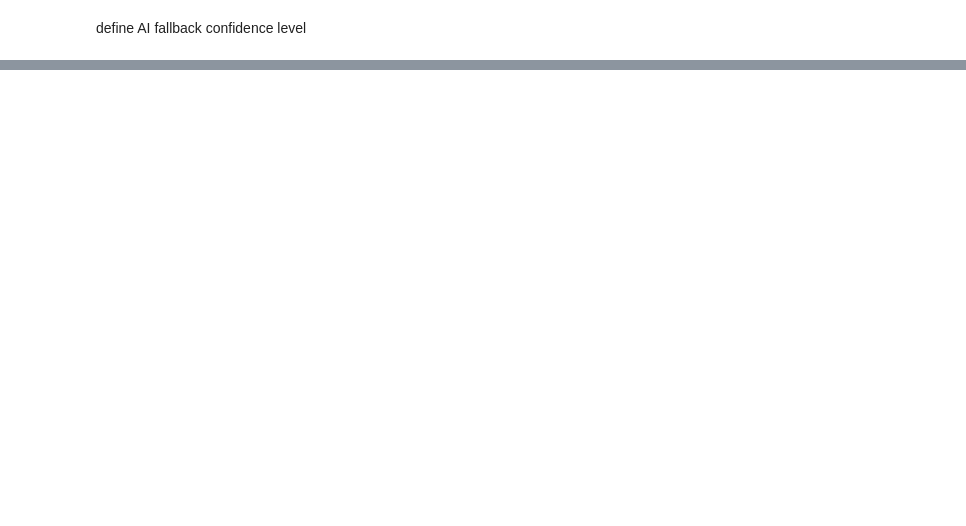
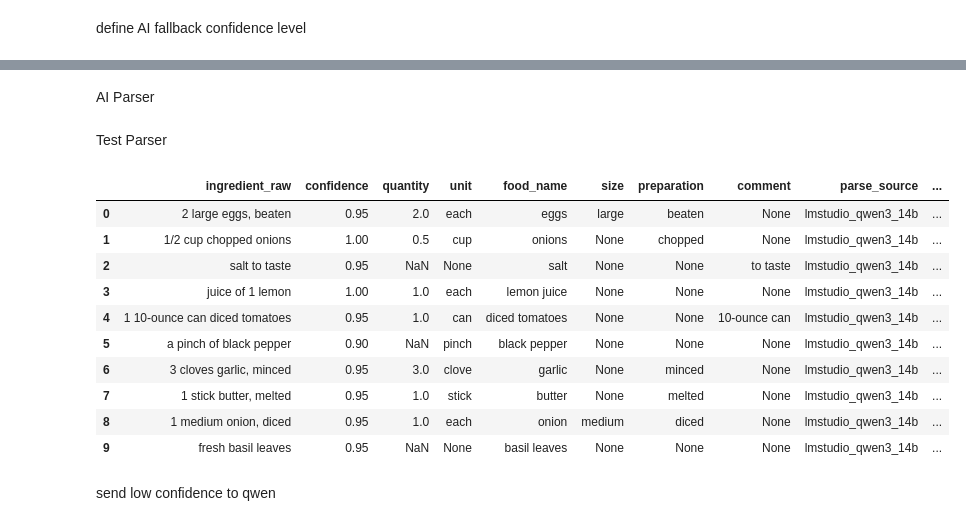
Before and after one commit to dcosta224/Capstone, a Jupyter notebook: portion-test.ipynb, the cells around one changed output, grey strips where cells are left out. Cells and saved outputs as stored; diff of their text form; code cells hidden in the pictures; blank space fills up the shorter version.

Commit message:
AI hybrid ingredient parse
tested AI parse at >80% confidence. May need to validate this parse afterward, and/or alter the prompt for accuracy.

```diff
--- a/portion-test.ipynb
+++ b/portion-test.ipynb
@@ -625,0 +658,11 @@ needs_ai[["ingredient_raw", "parse_status", "food_name", "confidence"]].head(100
+# %% [markdown]
+AI Parser
+# %%
+client = OpenAI(
+    base_url="http://127.0.0.1:1234/v1",
+    api_key="lm-studio"
+)
+
+models = client.models.list()
+[m.id for m in models.data]
+MODEL_NAME = "qwen3-14b"
@@ -625,0 +773,35 @@ needs_ai[["ingredient_raw", "parse_status", "food_name", "confidence"]].head(100
+# %% [markdown]
+Test Parser
+# %%
+test_lines = [
+    "2 large eggs, beaten",
+    "1/2 cup chopped onions",
+    "salt to taste",
+    "juice of 1 lemon",
+    "1 10-ounce can diced tomatoes",
+    "a pinch of black pepper",
+    "3 cloves garlic, minced",
+    "1 stick butter, melted",
+    "1 medium onion, diced",
+    "fresh basil leaves"
+]
+
+test_results = pd.DataFrame(
+    [lmstudio_parse_ingredient(x) for x in test_lines]
+)
+
+test_results
+# %% [output]
+|  | ingredient_raw | confidence | quantity | unit | food_name | size | preparation | comment | parse_source | ... |
+| 0 | 2 large eggs, beaten | 0.95 | 2.0 | each | eggs | large | beaten | None | lmstudio_qwen3_14b | ... |
+| 1 | 1/2 cup chopped onions | 1.00 | 0.5 | cup | onions | None | chopped | None | lmstudio_qwen3_14b | ... |
+| 2 | salt to taste | 0.95 | NaN | None | salt | None | None | to taste | lmstudio_qwen3_14b | ... |
+| 3 | juice of 1 lemon | 1.00 | 1.0 | each | lemon juice | None | None | None | lmstudio_qwen3_14b | ... |
+| 4 | 1 10-ounce can diced tomatoes | 0.95 | 1.0 | can | diced tomatoes | None | None | 10-ounce can | lmstudio_qwen3_14b | ... |
+| 5 | a pinch of black pepper | 0.90 | NaN | pinch | black pepper | None | None | None | lmstudio_qwen3_14b | ... |
+| 6 | 3 cloves garlic, minced | 0.95 | 3.0 | clove | garlic | None | minced | None | lmstudio_qwen3_14b | ... |
+| 7 | 1 stick butter, melted | 0.95 | 1.0 | stick | butter | None | melted | None | lmstudio_qwen3_14b | ... |
+| 8 | 1 medium onion, diced | 0.95 | 1.0 | each | onion | medium | diced | None | lmstudio_qwen3_14b | ... |
+| 9 | fresh basil leaves | 0.95 | NaN | None | basil leaves | None | None | None | lmstudio_qwen3_14b | ... |
+# %% [markdown]
+send low confidence to qwen
```
Also changed, not shown: parts of 10 cells of this notebook.
